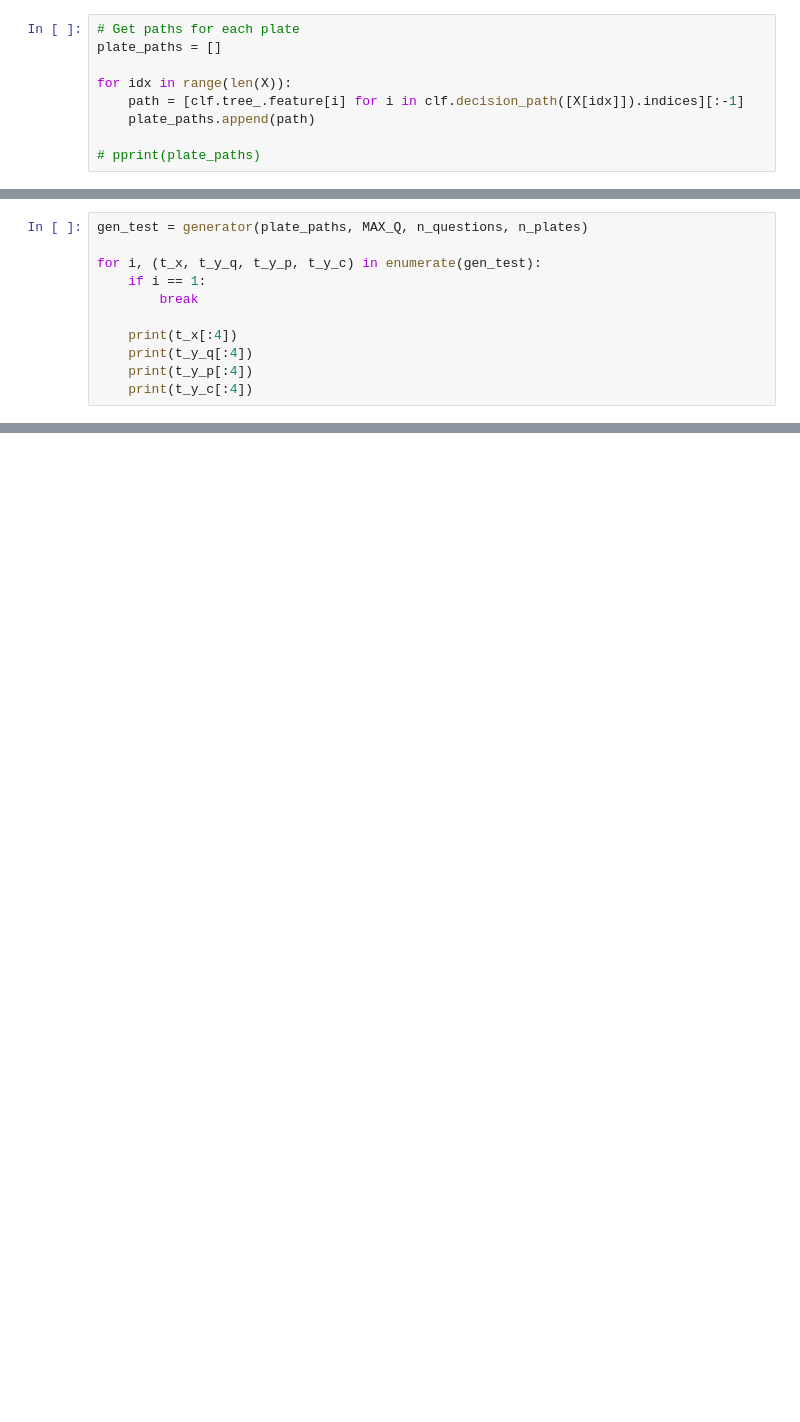
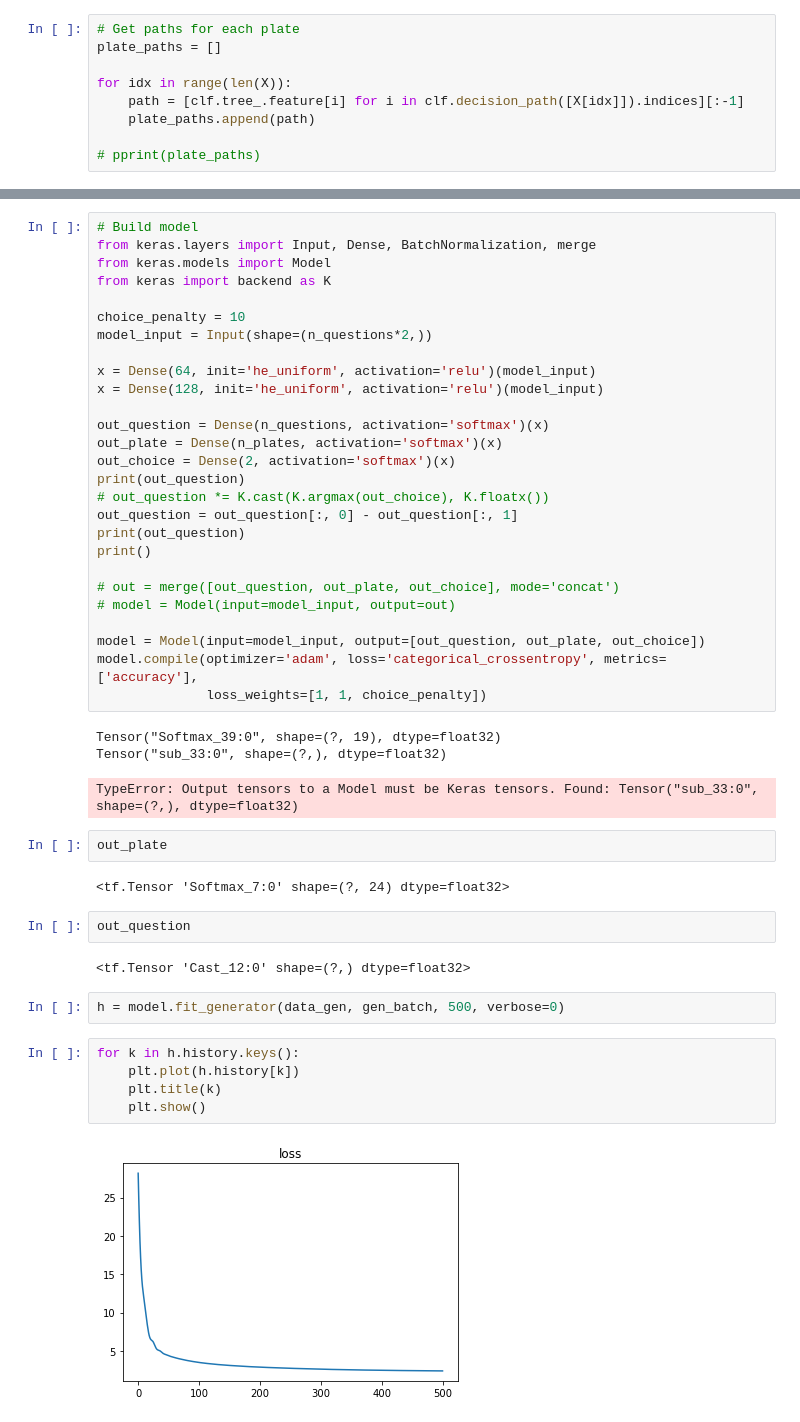
Before and after one commit to renato145/food-guesser, a Jupyter notebook: model_train.ipynb, the cells around one changed output, grey strips where cells are left out. Cells and saved outputs as stored; diff of their text form; blank space fills up the shorter version.

```diff
--- a/model_train.ipynb
+++ b/model_train.ipynb
@@ -126,11 +134,0 @@ def generator(data, max_q, n_q, n_p):
-# %%
-gen_test = generator(plate_paths, MAX_Q, n_questions, n_plates)
-
-for i, (t_x, t_y_q, t_y_p, t_y_c) in enumerate(gen_test):
-    if i == 1:
-        break
-
-    print(t_x[:4])
-    print(t_y_q[:4])
-    print(t_y_p[:4])
-    print(t_y_c[:4])
@@ -154,0 +153,48 @@ for i, (t_x, t_y_q, t_y_p, t_y_c) in enumerate(gen_test):
+# %%
+# Build model
+from keras.layers import Input, Dense, BatchNormalization, merge
+from keras.models import Model
+from keras import backend as K
+
+choice_penalty = 10
+model_input = Input(shape=(n_questions*2,))
+
+x = Dense(64, init='he_uniform', activation='relu')(model_input)
+x = Dense(128, init='he_uniform', activation='relu')(model_input)
+
+out_question = Dense(n_questions, activation='softmax')(x)
+out_plate = Dense(n_plates, activation='softmax')(x)
+out_choice = Dense(2, activation='softmax')(x)
+print(out_question)
+# out_question *= K.cast(K.argmax(out_choice), K.floatx())
+out_question = out_question[:, 0] - out_question[:, 1]
+print(out_question)
+print()
+
+# out = merge([out_question, out_plate, out_choice], mode='concat')
+# model = Model(input=model_input, output=out)
+
+model = Model(input=model_input, output=[out_question, out_plate, out_choice])
+model.compile(optimizer='adam', loss='categorical_crossentropy', metrics=['accuracy'],
+              loss_weights=[1, 1, choice_penalty])
+# %% [output]
+Tensor("Softmax_39:0", shape=(?, 19), dtype=float32)
+Tensor("sub_33:0", shape=(?,), dtype=float32)
+TypeError: Output tensors to a Model must be Keras tensors. Found: Tensor("sub_33:0", shape=(?,), dtype=float32)
+# %%
+out_plate
+# %% [output]
+<tf.Tensor 'Softmax_7:0' shape=(?, 24) dtype=float32>
+# %%
+out_question
+# %% [output]
+<tf.Tensor 'Cast_12:0' shape=(?,) dtype=float32>
+# %%
+h = model.fit_generator(data_gen, gen_batch, 500, verbose=0)
+# %%
+for k in h.history.keys():
+    plt.plot(h.history[k])
+    plt.title(k)
+    plt.show()
+# %% [output]
+[figure, added]
```
Also changed, not shown: parts of 20 cells of this notebook.
